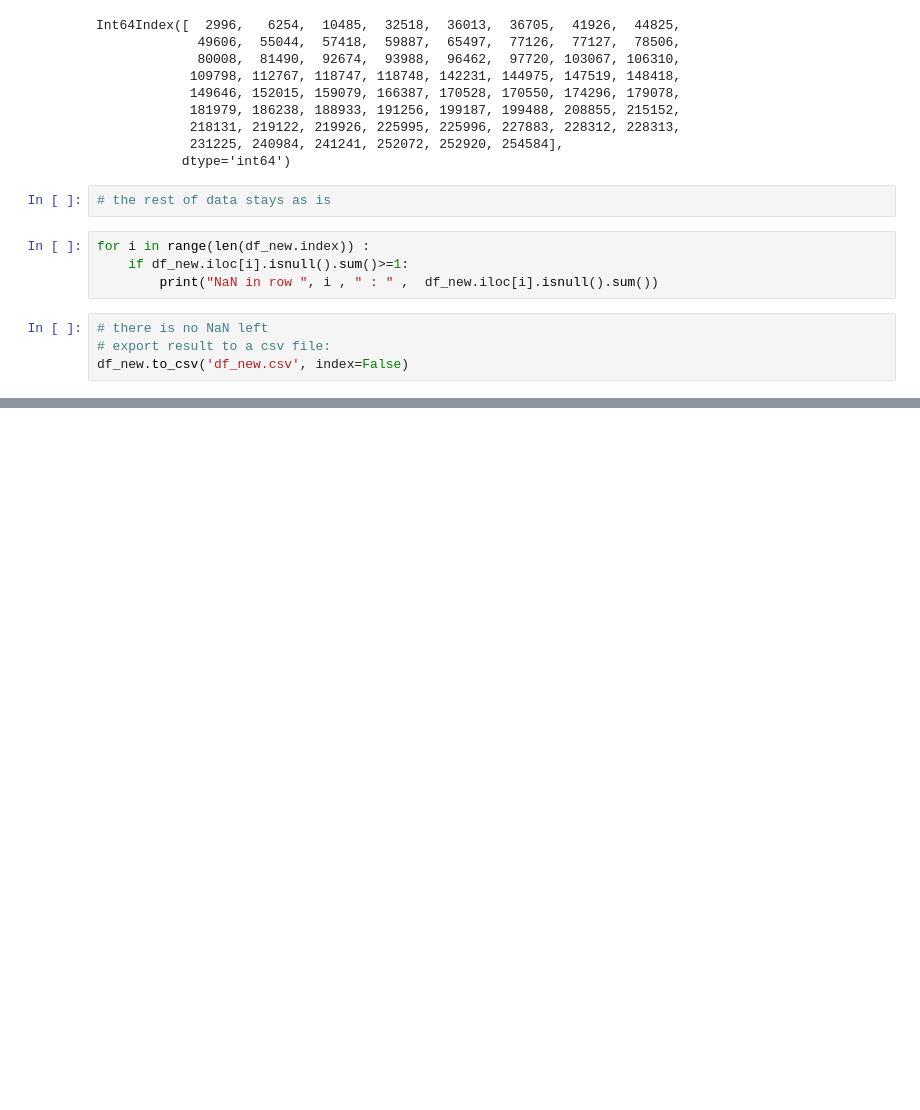
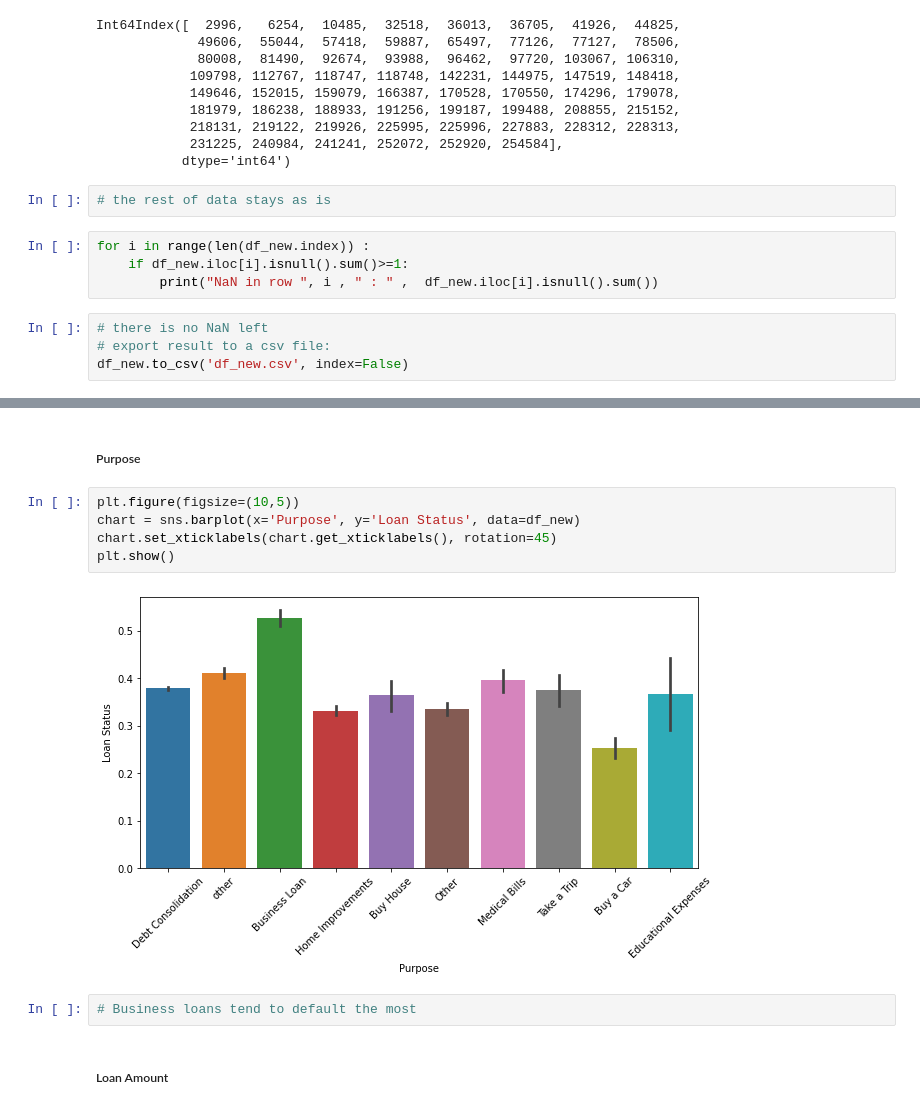
Before and after one commit to katya-stanzy/LoanDataShowcase, a Jupyter notebook: 1. Data Ingestion, Exploration and Cleaning.ipynb, the cells around one changed output, grey strips where cells are left out. Drawn from its saved outputs; the diff is of its cells as text; blank space fills up the shorter version.

```diff
--- a/1. Data Ingestion, Exploration and Cleaning.ipynb
+++ b/1. Data Ingestion, Exploration and Cleaning.ipynb
@@ -307,0 +347,13 @@ df_new.to_csv('df_new.csv', index=False)
+# %% [markdown]
+##### Purpose
+# %%
+plt.figure(figsize=(10,5))
+chart = sns.barplot(x='Purpose', y='Loan Status', data=df_new)
+chart.set_xticklabels(chart.get_xticklabels(), rotation=45)
+plt.show()
+# %% [output]
+[figure, added]
+# %%
+# Business loans tend to default the most
+# %% [markdown]
+##### Loan Amount
```
Also changed, not shown: parts of 25 cells of this notebook, 1 other file.
